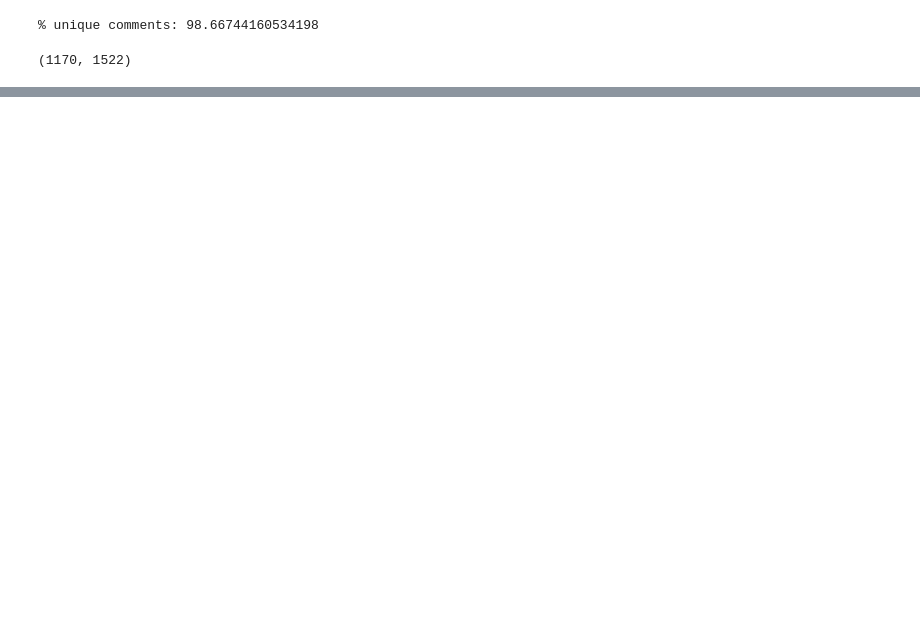
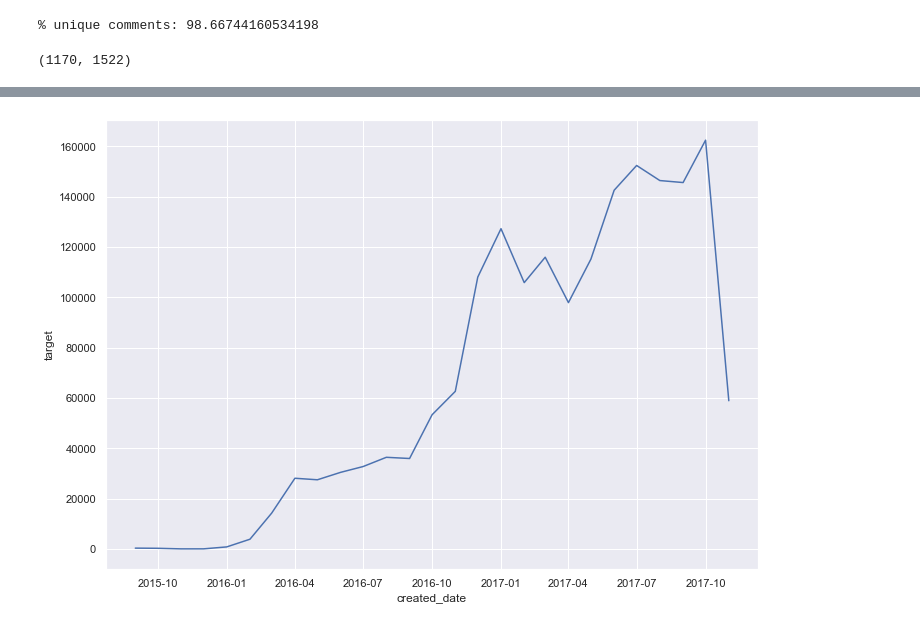
Before and after one commit to ajeyamk/jigsaw-nlp, a Jupyter notebook: jigsaw-nlp-ajeya.ipynb, the cells around one changed output, grey strips where cells are left out. Saved outputs shown, nothing was run; the diff lists cells and outputs as text; code cells hidden in the pictures; blank space fills up the shorter version.

```diff
--- a/jigsaw-nlp-ajeya.ipynb
+++ b/jigsaw-nlp-ajeya.ipynb
@@ -85,0 +127,6 @@ Text(0.5, 1.0, 'Target distribution')
+# %%
+#Counts of comments through the years
+sns.lineplot(x='created_date', y='target', data=means)
+plt.show()
+# %% [output]
+[figure, added]
```
Also changed, not shown: parts of 12 cells of this notebook.
